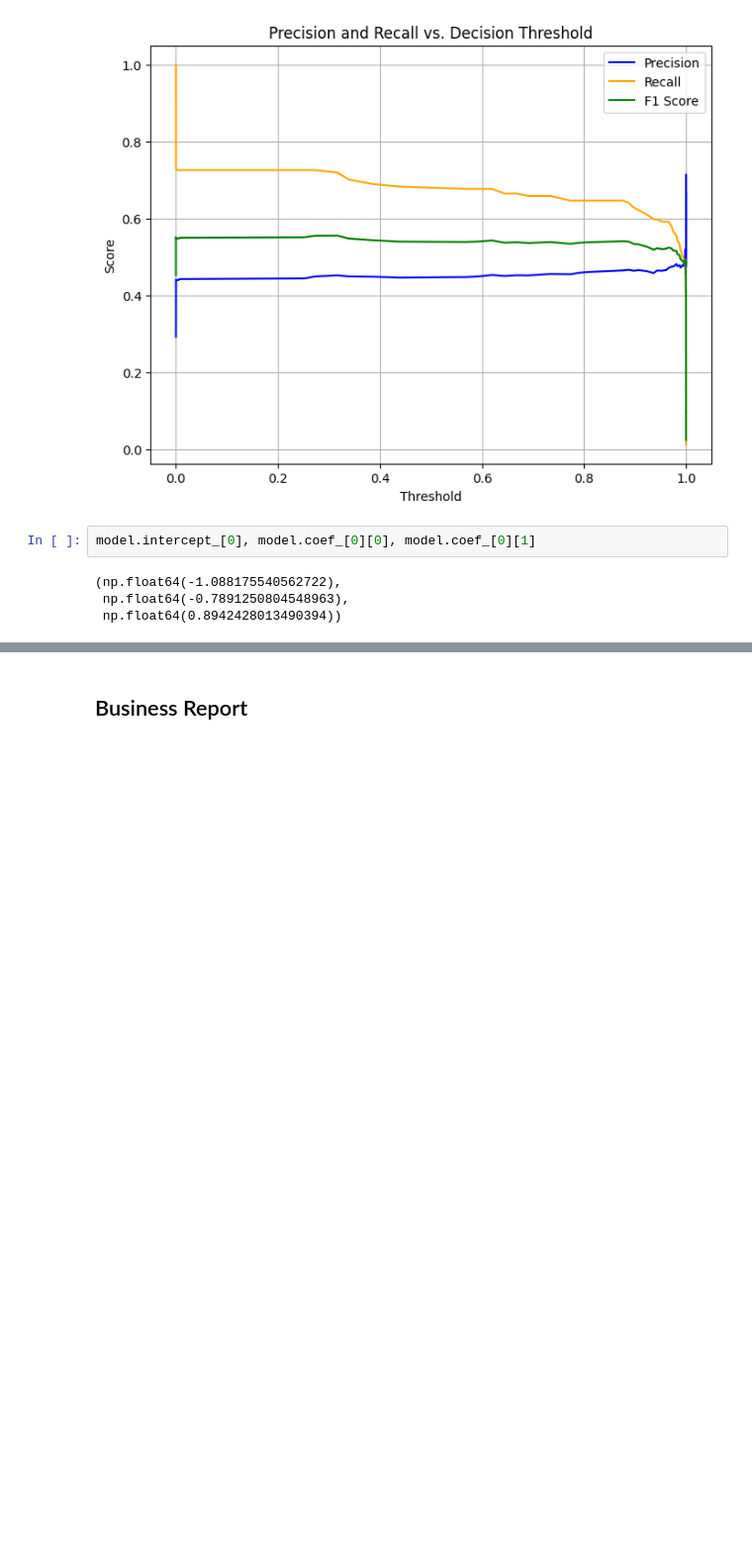
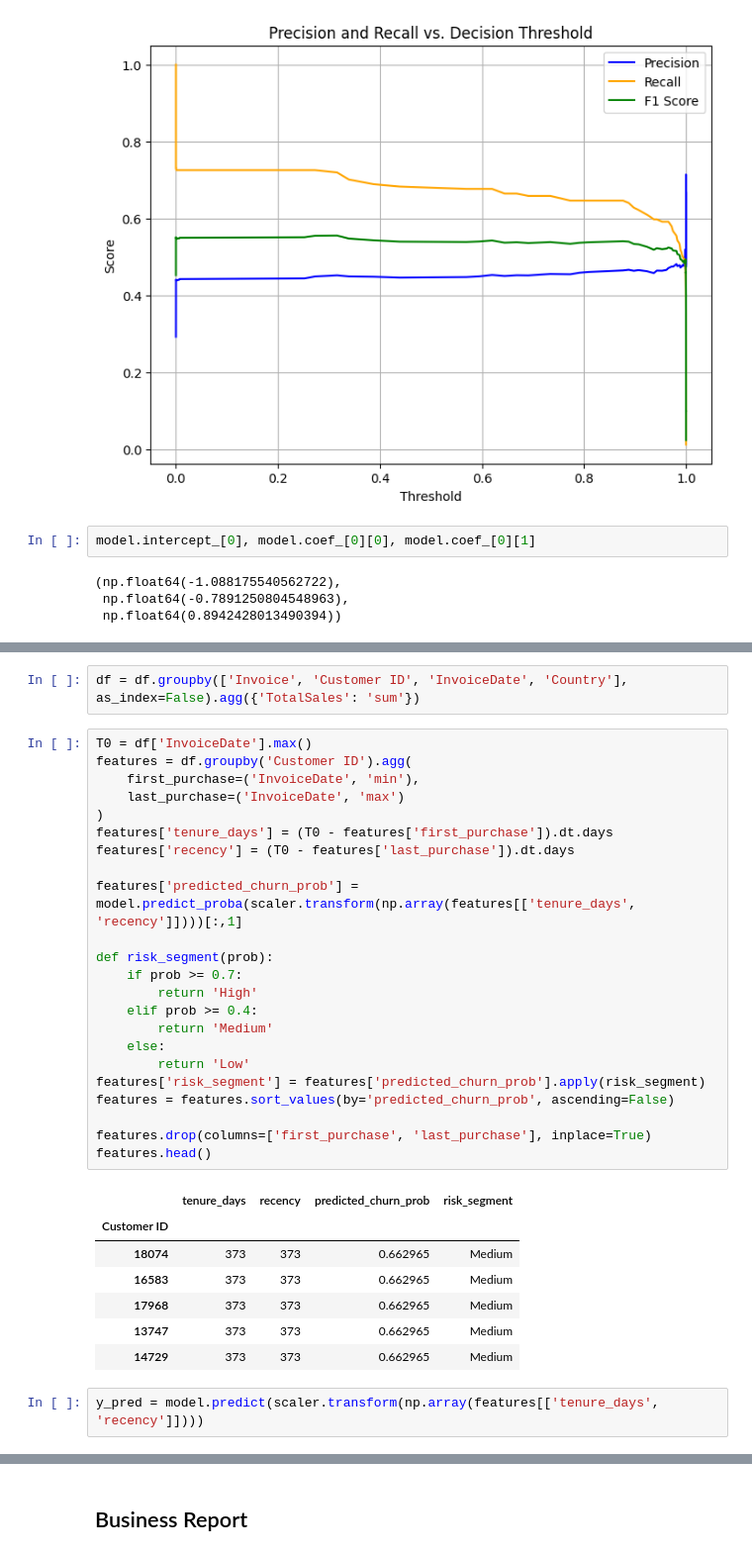
Before and after one commit to Areco892/e-commerce, a Jupyter notebook: analysis.ipynb, the cells around one changed output, grey strips where cells are left out. Shown: that part at 99% size. Saved outputs shown, nothing was run; the diff lists cells and outputs as text; blank space fills up the shorter version.

```diff
--- a/analysis.ipynb
+++ b/analysis.ipynb
@@ -663,0 +701,35 @@ model.intercept_[0], model.coef_[0][0], model.coef_[0][1]
+# %%
+df = df.groupby(['Invoice', 'Customer ID', 'InvoiceDate', 'Country'], as_index=False).agg({'TotalSales': 'sum'})
+# %%
+T0 = df['InvoiceDate'].max()
+features = df.groupby('Customer ID').agg(
+    first_purchase=('InvoiceDate', 'min'),
+    last_purchase=('InvoiceDate', 'max')
+)
+features['tenure_days'] = (T0 - features['first_purchase']).dt.days
+features['recency'] = (T0 - features['last_purchase']).dt.days
+
+features['predicted_churn_prob'] = model.predict_proba(scaler.transform(np.array(features[['tenure_days', 'recency']])))[:,1]
+
+def risk_segment(prob):
+    if prob >= 0.7:
+        return 'High'
+    elif prob >= 0.4:
+        return 'Medium'
+    else:
+        return 'Low'
+features['risk_segment'] = features['predicted_churn_prob'].apply(risk_segment)
+features = features.sort_values(by='predicted_churn_prob', ascending=False)
+
+features.drop(columns=['first_purchase', 'last_purchase'], inplace=True)
+features.head()
+# %% [output]
+|  | tenure_days | recency | predicted_churn_prob | risk_segment |
+| Customer ID |  |  |  |  |
+| 18074 | 373 | 373 | 0.662965 | Medium |
+| 16583 | 373 | 373 | 0.662965 | Medium |
+| 17968 | 373 | 373 | 0.662965 | Medium |
+| 13747 | 373 | 373 | 0.662965 | Medium |
+| 14729 | 373 | 373 | 0.662965 | Medium |
+# %%
+y_pred = model.predict(scaler.transform(np.array(features[['tenure_days', 'recency']])))
```
Also changed, not shown: parts of 16 cells of this notebook.
